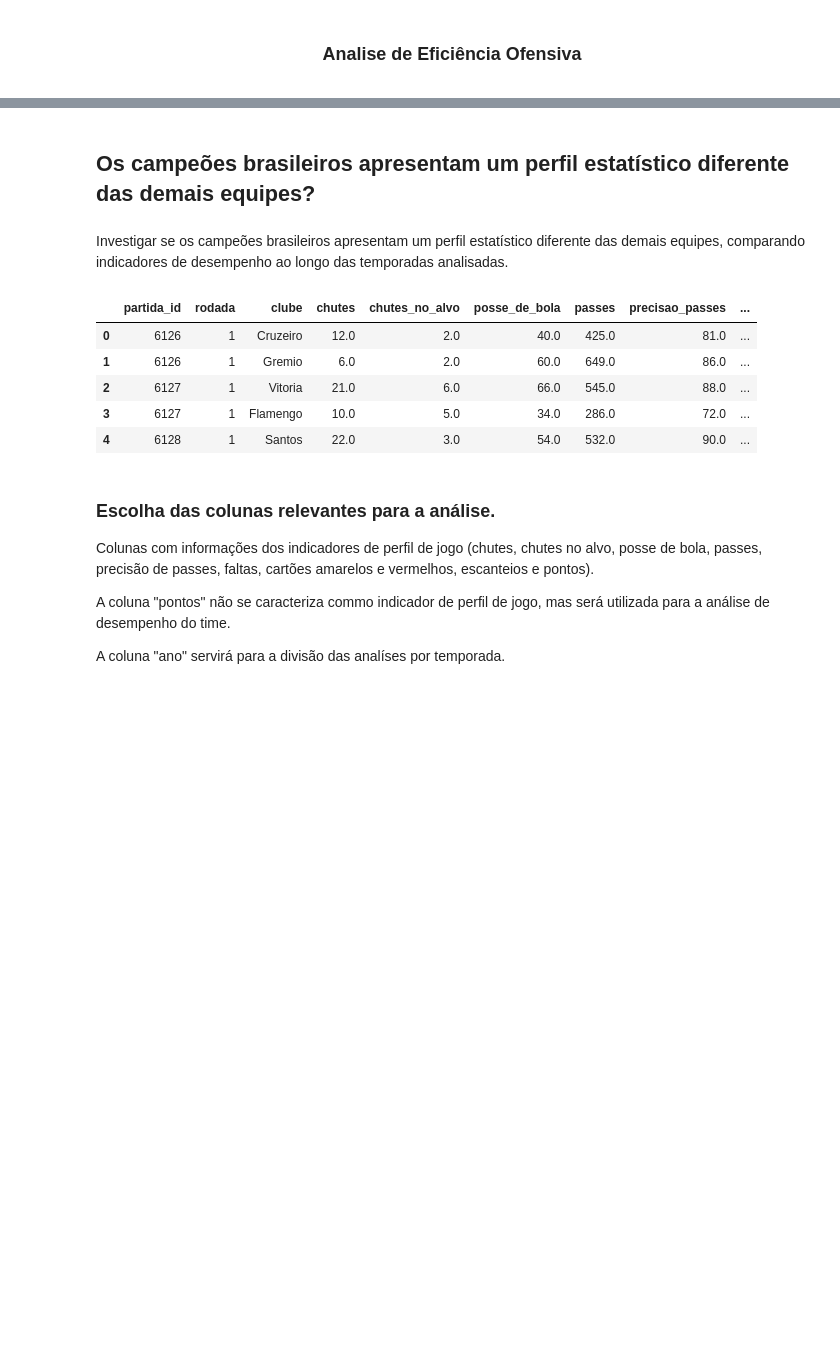
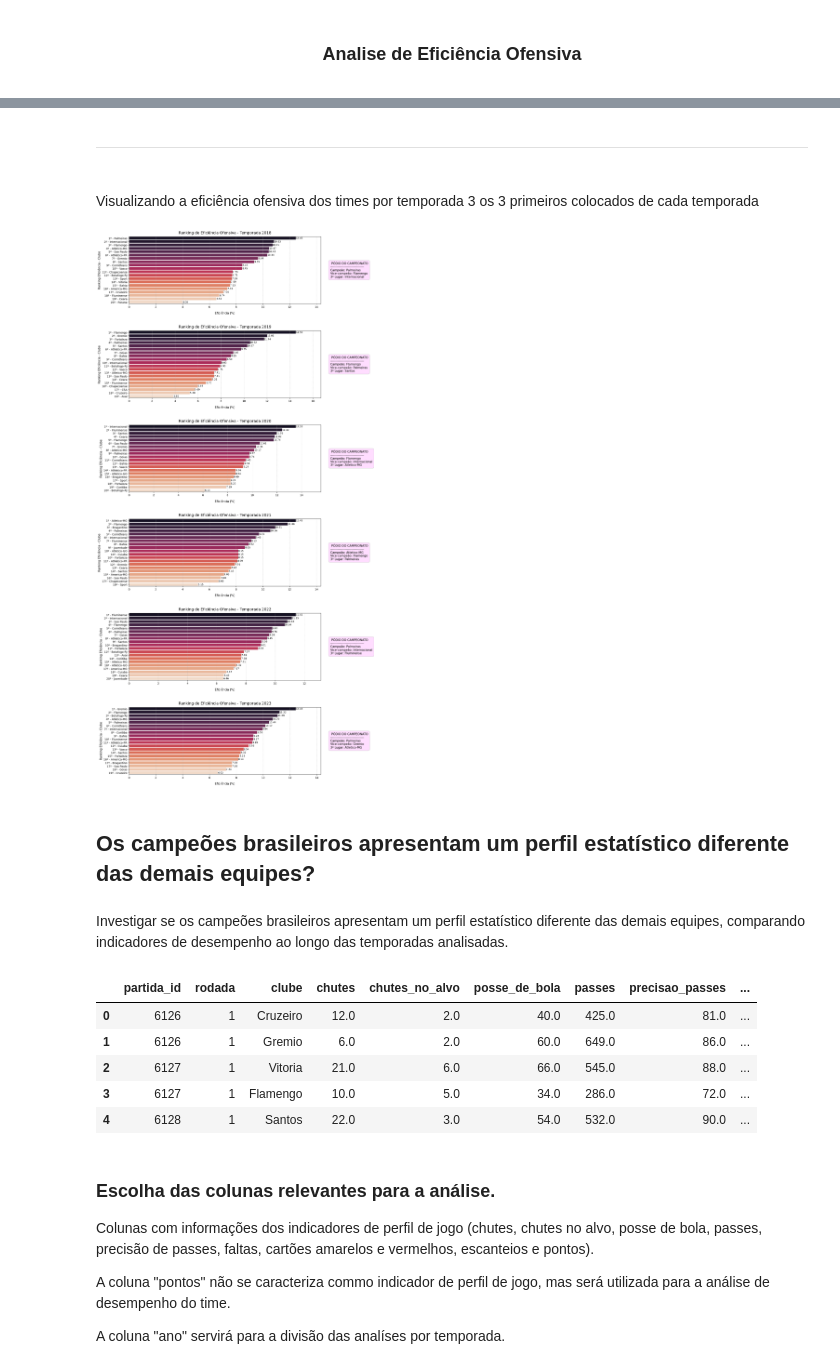
Before and after one commit to CharleneSantos/Caixaverso-FC5, a Jupyter notebook: notebooks/analises.ipynb, the cells around one changed output, grey strips where cells are left out. Cells and saved outputs as stored; diff of their text form; code cells hidden in the pictures; blank space fills up the shorter version.

Commit message:
Segunda etapa da formatação do notebook

```diff
--- a/notebooks/analises.ipynb
+++ b/notebooks/analises.ipynb
@@ -357,6 +616,6 @@ print("Total final de linhas com qualquer NAN restante:", df_limpeza.isna().any(
 <br>
 # %%
 #coluna para preencher 50%
-df_limpeza['posse_de_bola'] = df_limpeza['posse_de_bola'].fillna(50)
+df_limpo['posse_de_bola'] = df_limpo['posse_de_bola'].fillna(50)
 # %%
 # Exibe apenas as linhas que possuem algum valor NaN na tabela
@@ -503,17 +858,12 @@ eficiencia
 # %%
-# 6. Criar o ranking dentro de cada temporada
-# O 'ascending=False' garante que a maior eficiência ganhe o 1º lugar.
-# O 'method='min'' serve para tratar empates de forma justa.
-eficiencia["ranking_ofensivo"] = (
-    eficiencia.groupby("ano")["eficiencia"]
+eficiencia_agrupada["ranking_ofensivo"] = (
+    eficiencia_agrupada.groupby("ano")["eficiencia_%"]
     .rank(ascending=False, method="dense") #optamos pelo uso de dense para que em caso de empate o próximo ranking seja o próximo número inteiro, sem pular números.
     .astype(int)
 )
 
-# 7. Ordenar visualmente o DataFrame por temporada e depois pelo ranking
-eficiencia = eficiencia.sort_values(
+eficiencia = eficiencia_agrupada.sort_values(
     by=["ano", "ranking_ofensivo"]
 )
 
-# Visualizar o resultado na tela
-print(eficiencia[["ano", "ranking_ofensivo", "clube", "eficiencia"]])
+display(eficiencia[["ano", "ranking_ofensivo", "clube", "eficiencia_%"]])
@@ -520,6 +888,5 @@ print(eficiencia[["ano", "ranking_ofensivo", "clube", "eficiencia"]])
 # %%
-pontuacao = ( df.groupby(["clube", "ano"])["pontos"].sum().reset_index().sort_values(by=["ano", "pontos"], ascending=[True, False]
+pontuacao = ( df_limpo.groupby(["clube", "ano"])["pontos"].sum().reset_index().sort_values(by=["ano", "pontos"], ascending=[True, False]
     )
 )
-
-pontuacao
+display(pontuacao)
@@ -526,12 +907,13 @@ pontuacao
+# %% [markdown]
+<hr>
+<br>
+Visualizando a eficiência ofensiva dos times por temporada 3 os 3 primeiros colocados de cada temporada
 # %%
-import matplotlib.pyplot as plt
-import seaborn as sns
-
-# 1. Identificar as temporadas únicas nos dados
+#Identificar as temporadas únicas
 temporadas = eficiencia["ano"].unique()
 num_temporadas = len(temporadas)
 
-# 2. Configurar a área do gráfico dinamicamente com base no número de anos
+#Configurar a área do gráfico dinamicamente com base no número de anos
 fig, axes = plt.subplots(
     nrows=num_temporadas,
     ncols=1,
@@ -543,32 +925,30 @@ fig, axes = plt.subplots(
 if num_temporadas == 1:
     axes = [axes]
 
-# 3. Criar um gráfico de barras para cada temporada
+#Criar um gráfico de barras para cada temporada
 for idx, ano in enumerate(temporadas):
     # Filtrar os dados de eficiência apenas do ano atual do loop
-    dados_ano = eficiencia[eficiencia["ano"] == ano].copy()  # .copy() evita avisos do pandas
+    dados_ano = eficiencia[eficiencia["ano"] == ano].copy()  # .copy() para evitar avisos do pandas
 
     # Criar a barra horizontal usando o Seaborn
     ax = axes[idx]
     sns.barplot(
-        x="eficiencia",
+        x="eficiencia_%",
         y="clube",
         data=dados_ano,
-        palette="viridis",
+        palette="rocket",
         ax=ax,
         hue="clube",
         legend=False,
     )
 
-    ## ------------------ ALTERAÇÃO AQUI: RANKING À ESQUERDA ------------------ ##
-    # Criamos uma lista de textos combinando o Ranking + Nome do Clube
+    # Lista de textos combinando o Ranking + Nome do Clube
     novos_rotulos = [
         f"{row['ranking_ofensivo']}º - {row['clube']}"
         for _, row in dados_ano.iterrows()
     ]
-    # Substituímos os nomes simples do eixo Y por essa nova lista formatada
+
     ax.set_yticklabels(novos_rotulos)
-    ## ----------------------------------------------------------------------- ##
 
     # Adicionar APENAS o valor da eficiência ao lado de cada barra
     for container in ax.containers:
@@ -589,13 +969,11 @@ for idx, ano in enumerate(temporadas):
                     ha="left",
                     fontsize=9,                )
 
-    # --- SOLUÇÃO DEFINITIVA PARA NÃO CORTAR TEXTO ---
+
     ax.margins(x=0.15)
-
-    # Garante que os números da régua (ticks) fiquem visíveis neste subgráfico
     ax.tick_params(axis="x", labelbottom=True)
 
-    # --- Buscar o Top 3 do campeonato no DF de pontuação ---
+    # --- Buscar o Top 3 do campeonato no df_limpo de pontuação ---
     pontos_ano = pontuacao[pontuacao["ano"] == ano].head(3)
 
     time_campeao = pontos_ano.iloc[0]["clube"]
@@ -613,32 +991,34 @@ for idx, ano in enumerate(temporadas):
 
     # Adiciona o texto fora do gráfico (à direita)
     ax.text(
         1.05,
         0.5,
         texto_podio,
         transform=ax.transAxes,
         fontsize=11,
         verticalalignment="center",
         bbox=dict(
             boxstyle="round,pad=0.6",
-            facecolor="#fdfdfd",
+            facecolor="#fdfd",
             edgecolor="#cccccc",
             alpha=1.0,
         ),
     )
 
     # Customizações estéticas por subgráfico
     ax.set_title(
         f"Ranking de Eficiência Ofensiva - Temporada {ano}", fontsize=14, pad=10
     )
 
-    # Mudamos o texto do eixo X, já que o ranking mudou de lugar
+
     ax.set_xlabel("Eficiência (%)", fontsize=11, labelpad=12)
     ax.xaxis.get_label().set_visible(True)
 
     ax.set_ylabel("Ranking Eficiência - Clube", fontsize=11)
     ax.grid(axis="x", linestyle="--", alpha=0.5)
 
 # Controla o espaçamento manualmente para que o nome do eixo X nunca seja cortado no fundo
 plt.subplots_adjust(bottom=0.1, hspace=0.4)
 plt.show()
+# %% [output]
+[figure, added]
```
Also changed, not shown: parts of 80 cells of this notebook, 4 other files.
